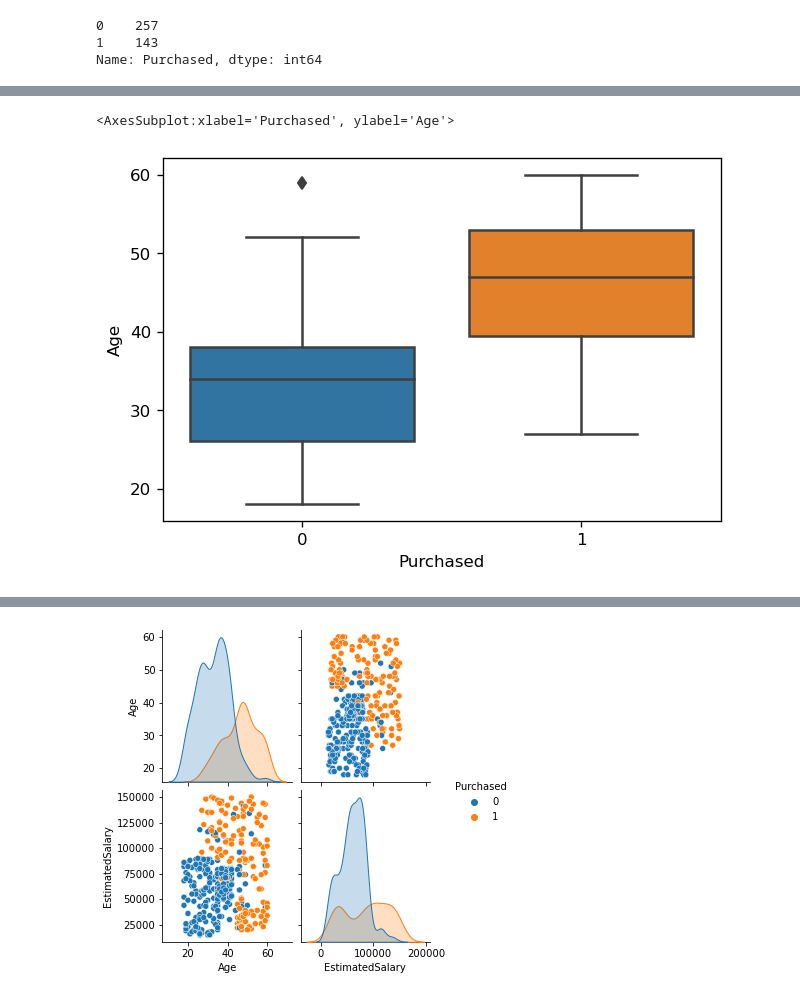
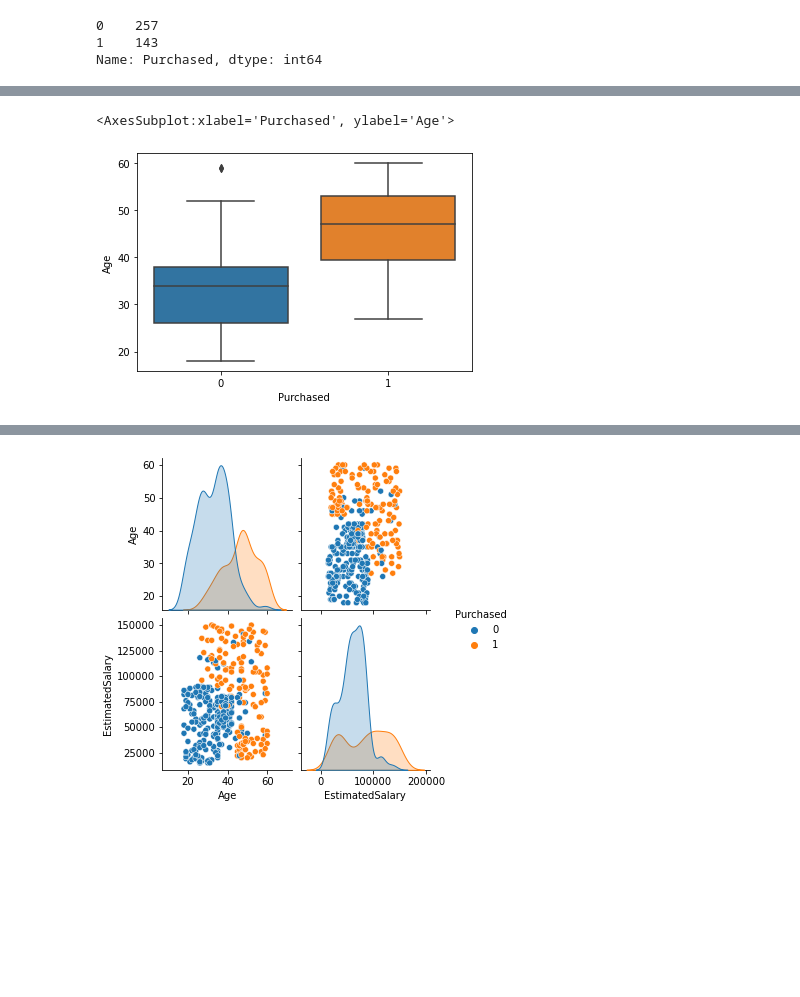
Before and after one commit to npsimid/Machine_Learning_Algorithms, a Jupyter notebook: Logistic regresion/Logistic regression.ipynb, the cells around one changed output, grey strips where cells are left out. Saved outputs shown, nothing was run; the diff lists cells and outputs as text; code cells hidden in the pictures; blank space fills up the shorter version.

```diff
--- a/Logistic regresion/Logistic regression.ipynb
+++ b/Logistic regresion/Logistic regression.ipynb
@@ -49,8 +62,7 @@ sns.countplot(data=df, x='Purchased')
 # %%
 # vizualizarea distributiei valorilor etichetei in functie de categorii (boxplot)
-plt.figure(dpi=120)
 sns.boxplot(data=df, x='Purchased', y ='Age')
 # %% [output]
 <AxesSubplot:xlabel='Purchased', ylabel='Age'>
-[figure, old version]
+[figure, new version]
 # %%
```
Also changed, not shown: parts of 44 cells of this notebook, 2 other files.
